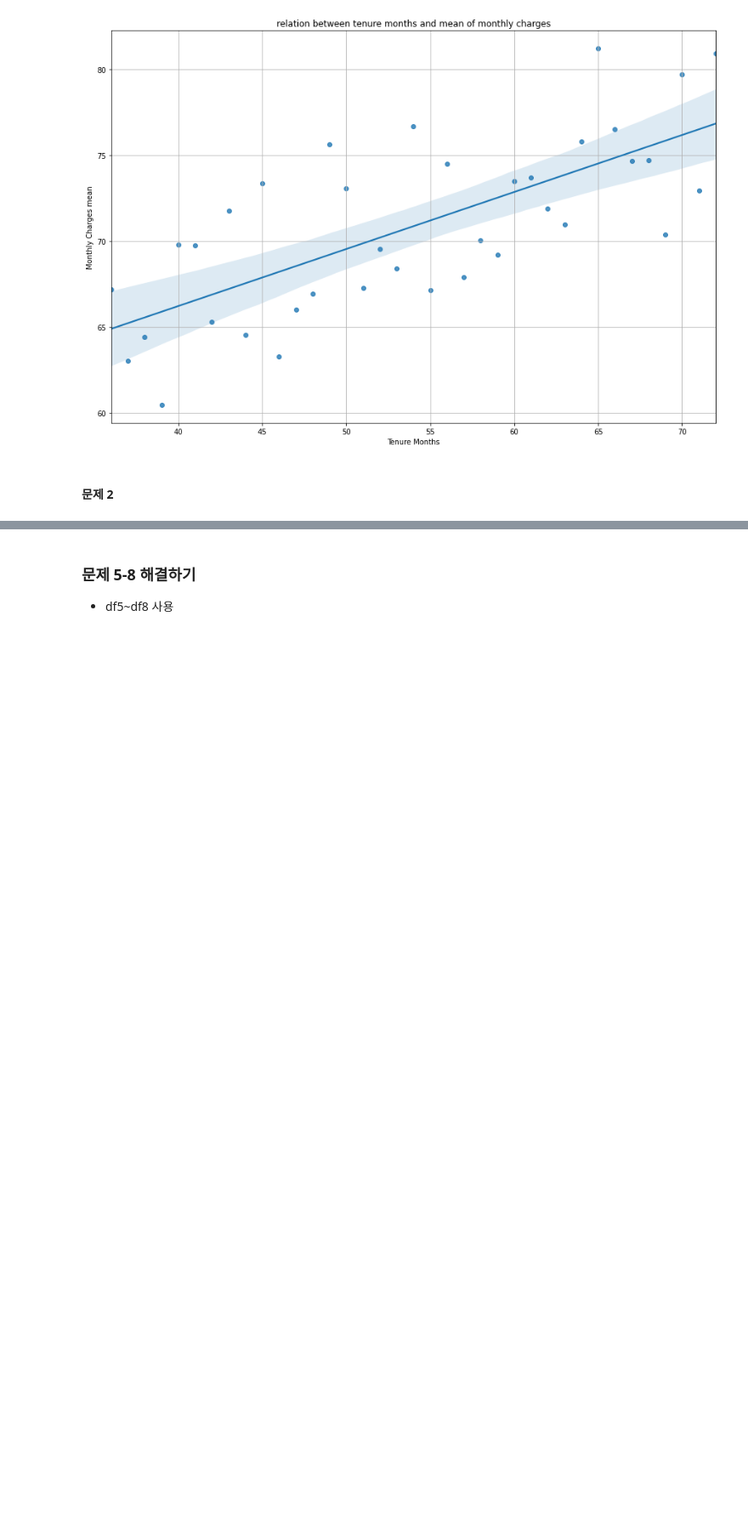
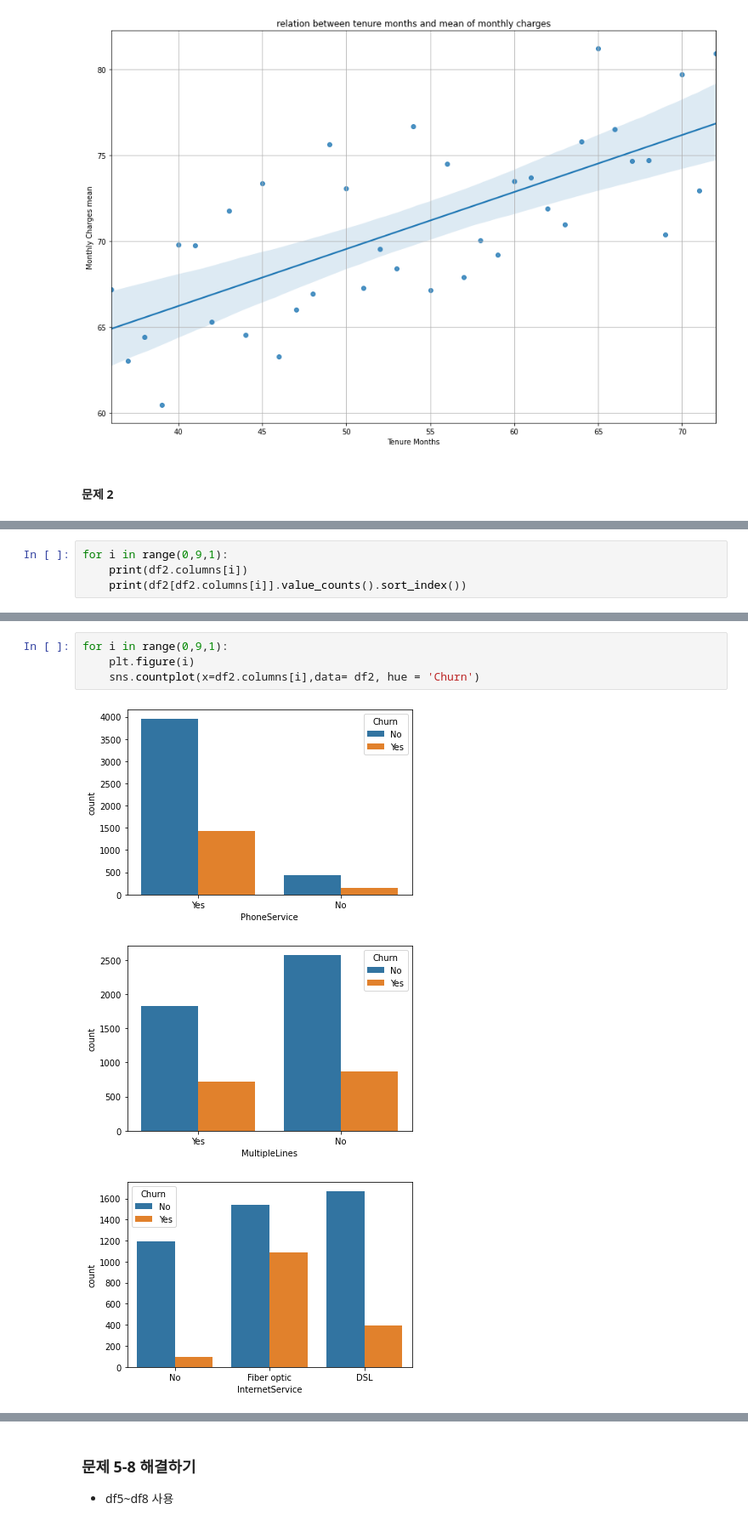
Before and after one commit to SeungMinSong2929/TelecomProj, a Jupyter notebook: telecome-sms.ipynb, the cells around one changed output, grey strips where cells are left out. Shown at 85% size. Saved outputs shown, nothing was run; the diff lists cells and outputs as text; blank space fills up the shorter version.

```diff
--- a/telecome-sms.ipynb
+++ b/telecome-sms.ipynb
@@ -374,0 +377,4 @@ plt.show()
+# %%
+for i in range(0,9,1):
+    print(df2.columns[i])
+    print(df2[df2.columns[i]].value_counts().sort_index())
@@ -374,0 +399,8 @@ plt.show()
+# %%
+for i in range(0,9,1):
+    plt.figure(i)
+    sns.countplot(x=df2.columns[i],data= df2, hue = 'Churn')
+# %% [output]
+[figure, added]
+[figure, added]
+[figure, added]
```
Also changed, not shown: parts of 28 cells of this notebook.
